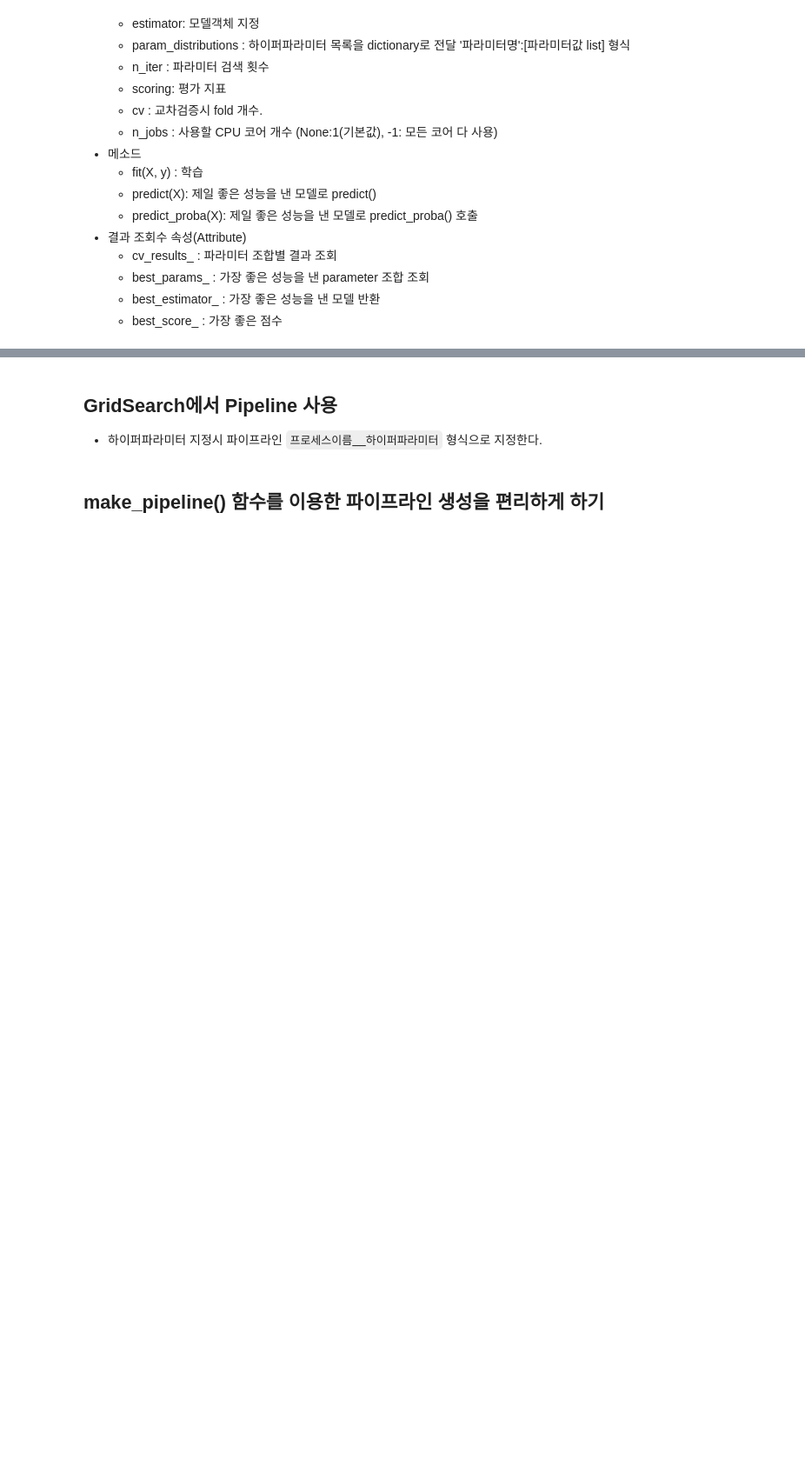
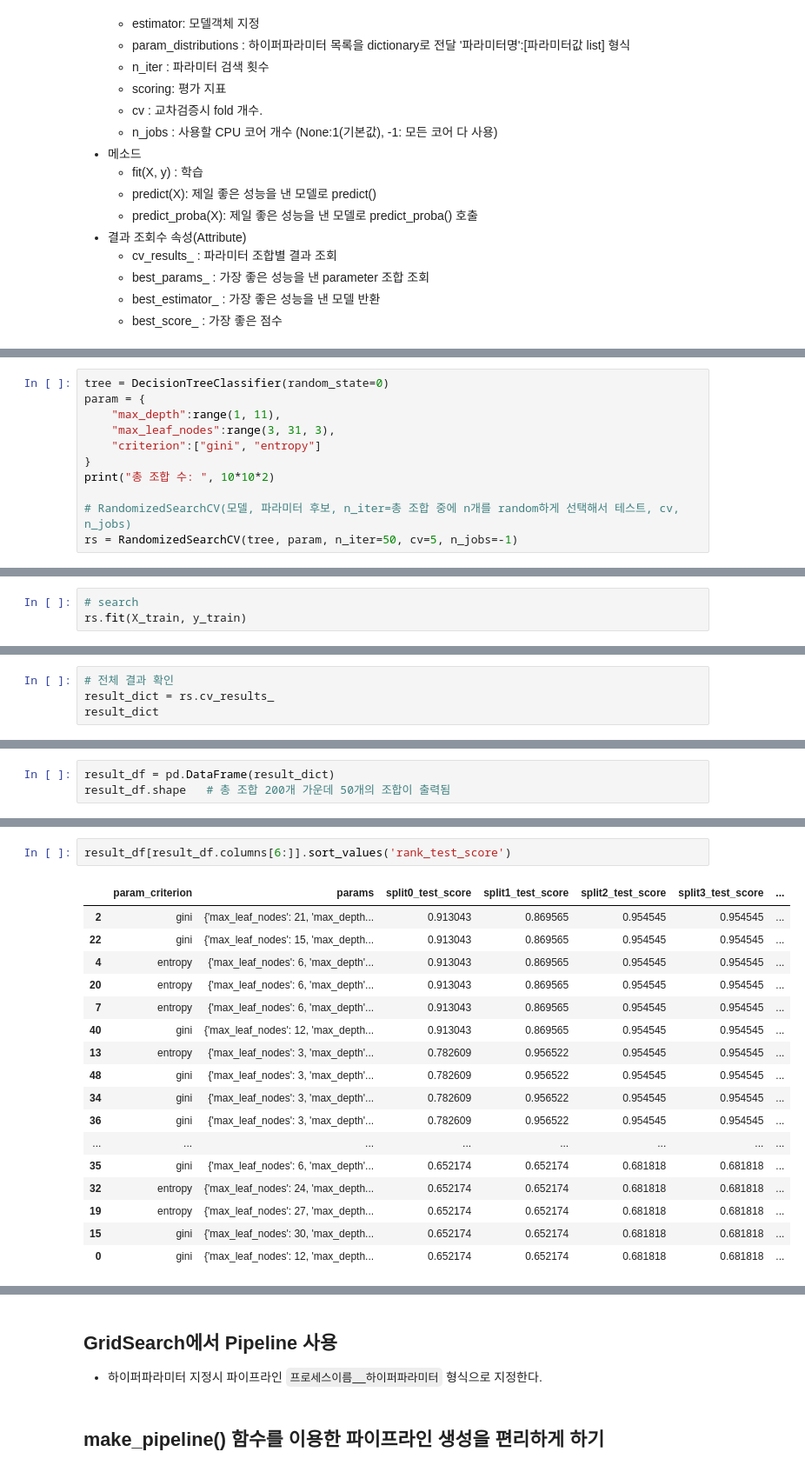
Before and after one commit to purple-cabbage0030/class_review, a Jupyter notebook: 11.MachineLearning/06_과적합_일반화_그리드서치_파이프라인.ipynb, the cells around one changed output, grey strips where cells are left out. Shown at 87% size. Drawn from its saved outputs; the diff is of its cells as text; blank space fills up the shorter version.

```diff
--- a/11.MachineLearning/06_과적합_일반화_그리드서치_파이프라인.ipynb
+++ b/11.MachineLearning/06_과적합_일반화_그리드서치_파이프라인.ipynb
@@ -393,0 +405,11 @@ DecisionTreeClassifier(max_leaf_nodes=5, random_state=0)
+# %%
+tree = DecisionTreeClassifier(random_state=0)
+param = {
+    "max_depth":range(1, 11),
+    "max_leaf_nodes":range(3, 31, 3),
+    "criterion":["gini", "entropy"]
+}
+print("총 조합 수: ", 10*10*2)
+
+# RandomizedSearchCV(모델, 파라미터 후보, n_iter=총 조합 중에 n개를 random하게 선택해서 테스트, cv, n_jobs)
+rs = RandomizedSearchCV(tree, param, n_iter=50, cv=5, n_jobs=-1)
@@ -393,0 +418,3 @@ DecisionTreeClassifier(max_leaf_nodes=5, random_state=0)
+# %%
+# search
+rs.fit(X_train, y_train)
@@ -393,0 +427,4 @@ DecisionTreeClassifier(max_leaf_nodes=5, random_state=0)
+# %%
+# 전체 결과 확인
+result_dict = rs.cv_results_
+result_dict
@@ -393,0 +449,3 @@ DecisionTreeClassifier(max_leaf_nodes=5, random_state=0)
+# %%
+result_df = pd.DataFrame(result_dict)
+result_df.shape   # 총 조합 200개 가운데 50개의 조합이 출력됨
@@ -393,0 +463,20 @@ DecisionTreeClassifier(max_leaf_nodes=5, random_state=0)
+# %%
+result_df[result_df.columns[6:]].sort_values('rank_test_score')
+# %% [output]
+|  | param_criterion | params | split0_test_score | split1_test_score | split2_test_score | split3_test_score | ... |
+| 2 | gini | {'max_leaf_nodes': 21, 'max_depth... | 0.913043 | 0.869565 | 0.954545 | 0.954545 | ... |
+| 22 | gini | {'max_leaf_nodes': 15, 'max_depth... | 0.913043 | 0.869565 | 0.954545 | 0.954545 | ... |
+| 4 | entropy | {'max_leaf_nodes': 6, 'max_depth'... | 0.913043 | 0.869565 | 0.954545 | 0.954545 | ... |
+| 20 | entropy | {'max_leaf_nodes': 6, 'max_depth'... | 0.913043 | 0.869565 | 0.954545 | 0.954545 | ... |
+| 7 | entropy | {'max_leaf_nodes': 6, 'max_depth'... | 0.913043 | 0.869565 | 0.954545 | 0.954545 | ... |
+| 40 | gini | {'max_leaf_nodes': 12, 'max_depth... | 0.913043 | 0.869565 | 0.954545 | 0.954545 | ... |
+| 13 | entropy | {'max_leaf_nodes': 3, 'max_depth'... | 0.782609 | 0.956522 | 0.954545 | 0.954545 | ... |
+| 48 | gini | {'max_leaf_nodes': 3, 'max_depth'... | 0.782609 | 0.956522 | 0.954545 | 0.954545 | ... |
+| 34 | gini | {'max_leaf_nodes': 3, 'max_depth'... | 0.782609 | 0.956522 | 0.954545 | 0.954545 | ... |
+| 36 | gini | {'max_leaf_nodes': 3, 'max_depth'... | 0.782609 | 0.956522 | 0.954545 | 0.954545 | ... |
+| ... | ... | ... | ... | ... | ... | ... | ... |
+| 35 | gini | {'max_leaf_nodes': 6, 'max_depth'... | 0.652174 | 0.652174 | 0.681818 | 0.681818 | ... |
+| 32 | entropy | {'max_leaf_nodes': 24, 'max_depth... | 0.652174 | 0.652174 | 0.681818 | 0.681818 | ... |
+| 19 | entropy | {'max_leaf_nodes': 27, 'max_depth... | 0.652174 | 0.652174 | 0.681818 | 0.681818 | ... |
+| 15 | gini | {'max_leaf_nodes': 30, 'max_depth... | 0.652174 | 0.652174 | 0.681818 | 0.681818 | ... |
+| 0 | gini | {'max_leaf_nodes': 12, 'max_depth... | 0.652174 | 0.652174 | 0.681818 | 0.681818 | ... |
```
Also changed, not shown: parts of 22 cells of this notebook.
